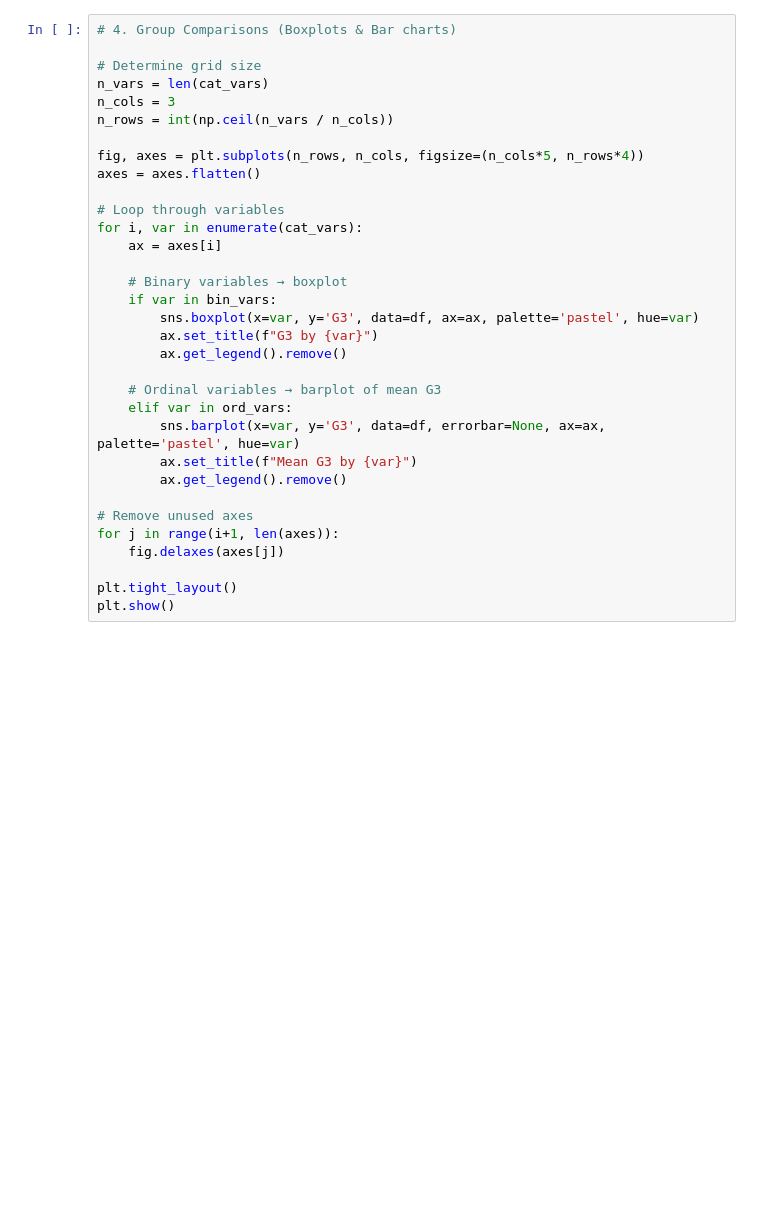
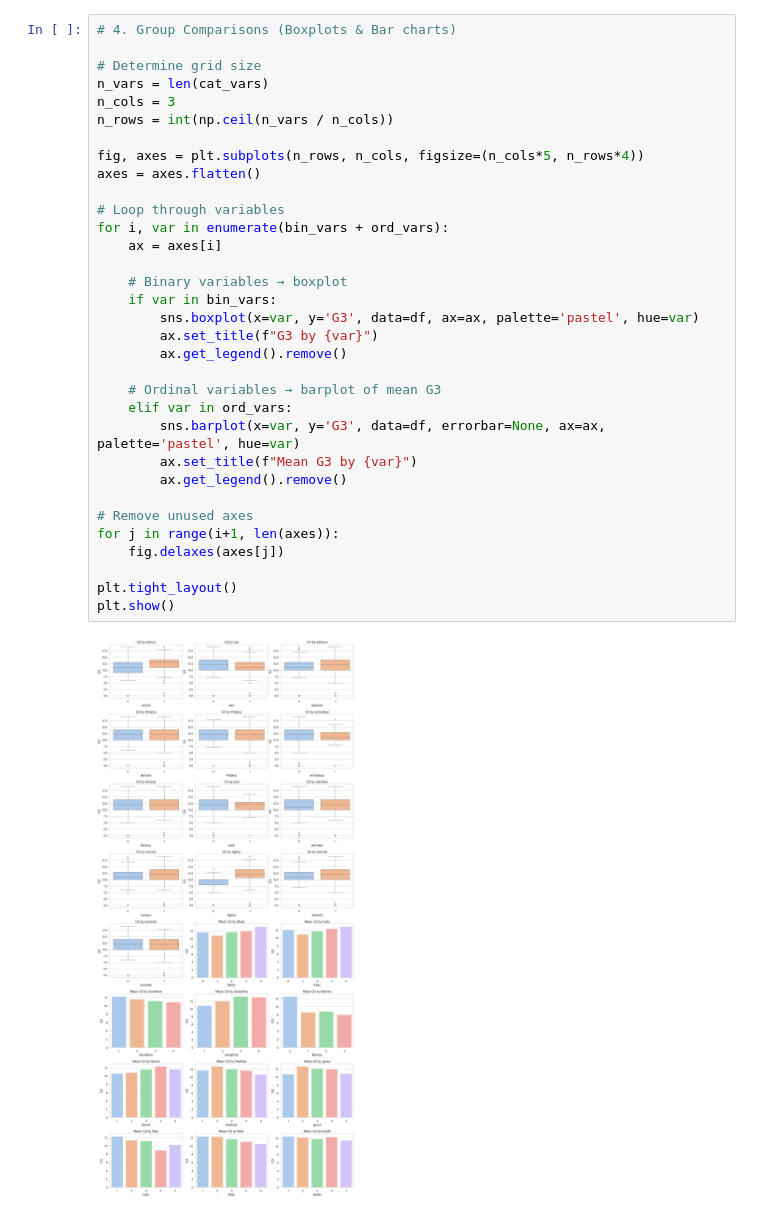
Before and after one commit to seanmcgowanx/aai-500-final-project-team-5, a Jupyter notebook: notebooks/visualizations.ipynb, the cells around one changed output. Cells and saved outputs as stored; diff of their text form; blank space fills up the shorter version.

```diff
--- a/notebooks/visualizations.ipynb
+++ b/notebooks/visualizations.ipynb
@@ -105,34 +153,36 @@ plt.show()
 
 # Determine grid size
 n_vars = len(cat_vars)
 n_cols = 3
 n_rows = int(np.ceil(n_vars / n_cols))
 
 fig, axes = plt.subplots(n_rows, n_cols, figsize=(n_cols*5, n_rows*4))
 axes = axes.flatten()
 
 # Loop through variables
-for i, var in enumerate(cat_vars):
+for i, var in enumerate(bin_vars + ord_vars):
     ax = axes[i]
 
     # Binary variables → boxplot
     if var in bin_vars:
         sns.boxplot(x=var, y='G3', data=df, ax=ax, palette='pastel', hue=var)
         ax.set_title(f"G3 by {var}")
         ax.get_legend().remove()
 
     # Ordinal variables → barplot of mean G3
     elif var in ord_vars:
         sns.barplot(x=var, y='G3', data=df, errorbar=None, ax=ax, palette='pastel', hue=var)
         ax.set_title(f"Mean G3 by {var}")
         ax.get_legend().remove()
 
 # Remove unused axes
 for j in range(i+1, len(axes)):
     fig.delaxes(axes[j])
 
 plt.tight_layout()
 plt.show()
+# %% [output]
+[figure, added]
 # %%
 # 5. Correlation Heatmap
 
```
Also changed, not shown: parts of 7 cells of this notebook, 4 other files.
